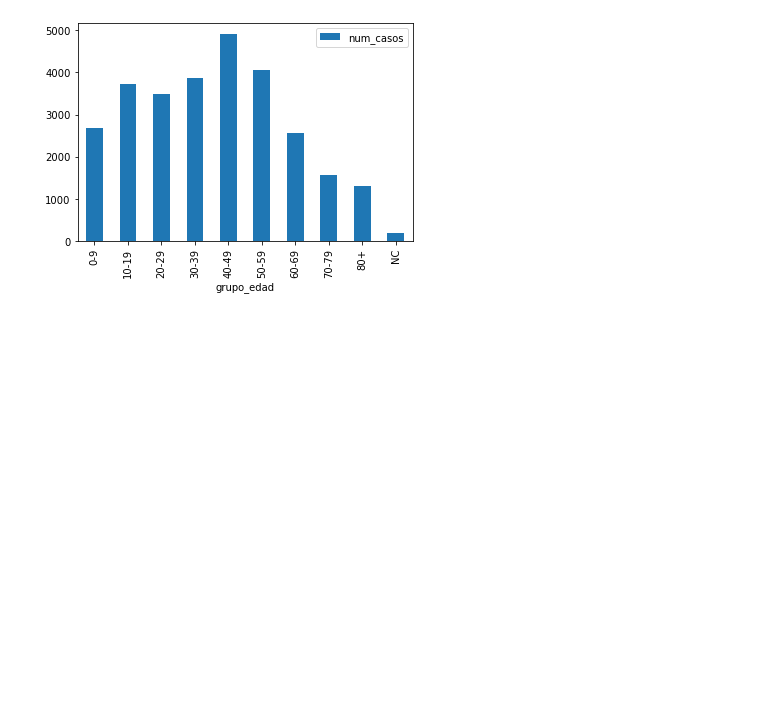
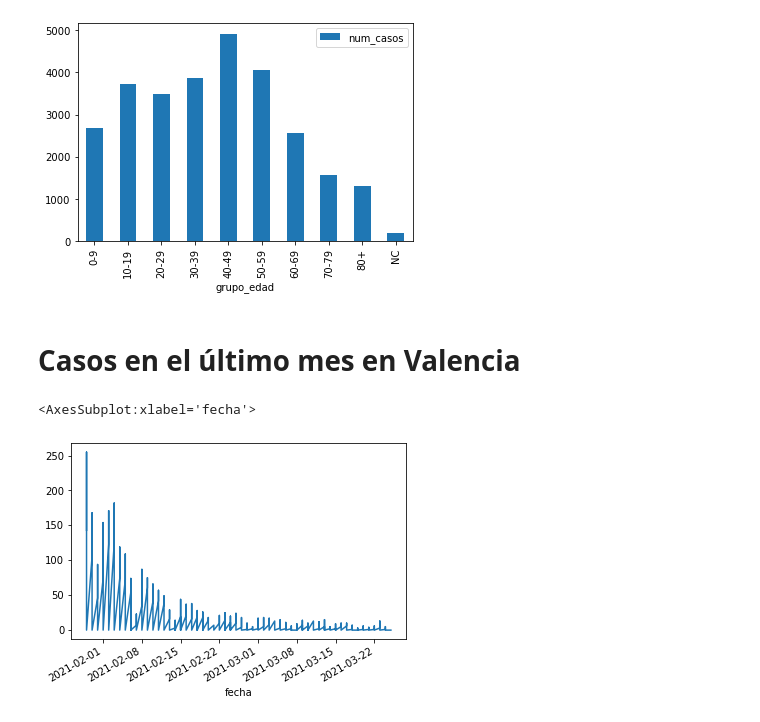
Before and after one commit to JoseBlanca/py_industriales, a Jupyter notebook: covid/con_jupyter/analysis_con_pandas.ipynb, the cells around one changed output. Drawn from its saved outputs; the diff is of its cells as text; code cells hidden in the pictures; blank space fills up the shorter version.

```diff
--- a/covid/con_jupyter/analysis_con_pandas.ipynb
+++ b/covid/con_jupyter/analysis_con_pandas.ipynb
@@ -133,3 +154,18 @@ casos_por_provincia.plot.bar()
 # %% [output]
 <AxesSubplot:xlabel='grupo_edad'>
 [figure]
+# %% [markdown]
+# Casos en el último mes en Valencia
+# %%
+from datetime import datetime, timedelta
+
+valencia_dframe = dframe[dframe['provincia_iso'] == 'V']
+
+now = datetime.now()
+mes = timedelta(days=60)
+
+valencia_ultimo_mes = valencia_dframe.loc[now-mes:now, 'num_casos']
+valencia_ultimo_mes.plot()
+# %% [output]
+<AxesSubplot:xlabel='fecha'>
+[figure, added]
```
Also changed, not shown: parts of 10 cells of this notebook, 3 other files.
